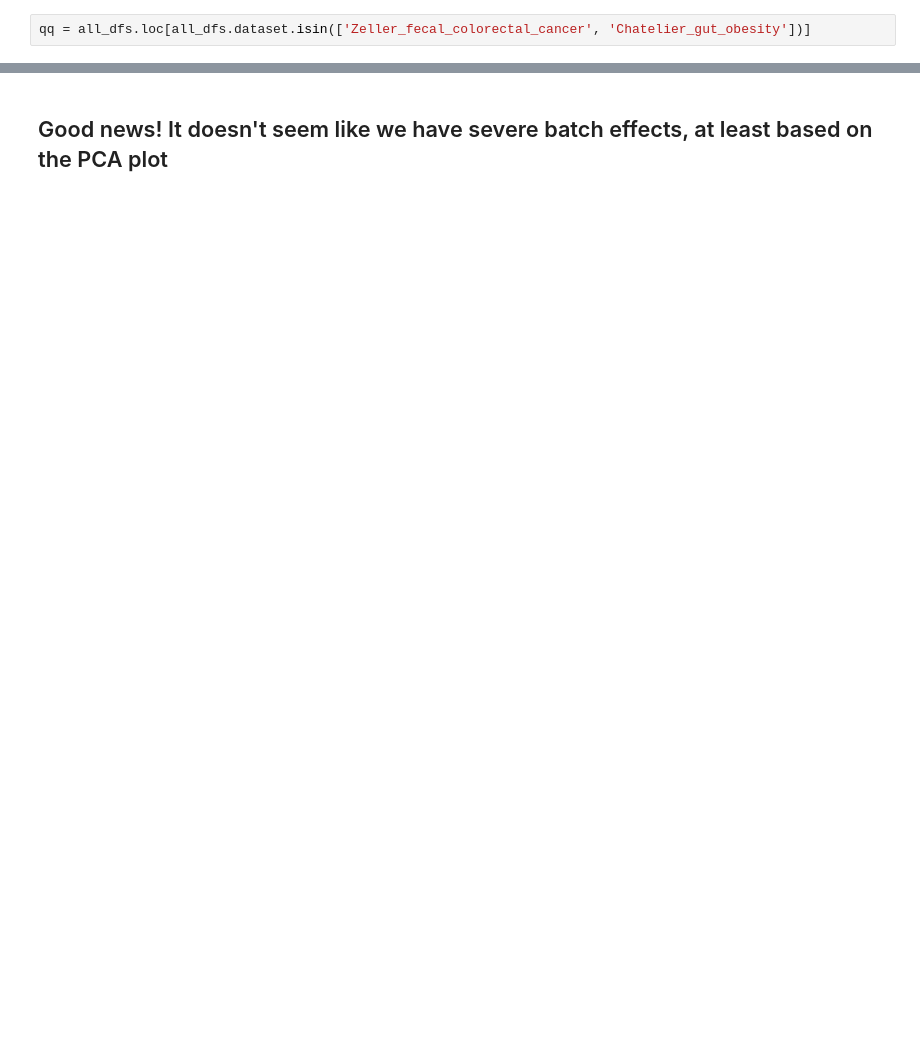
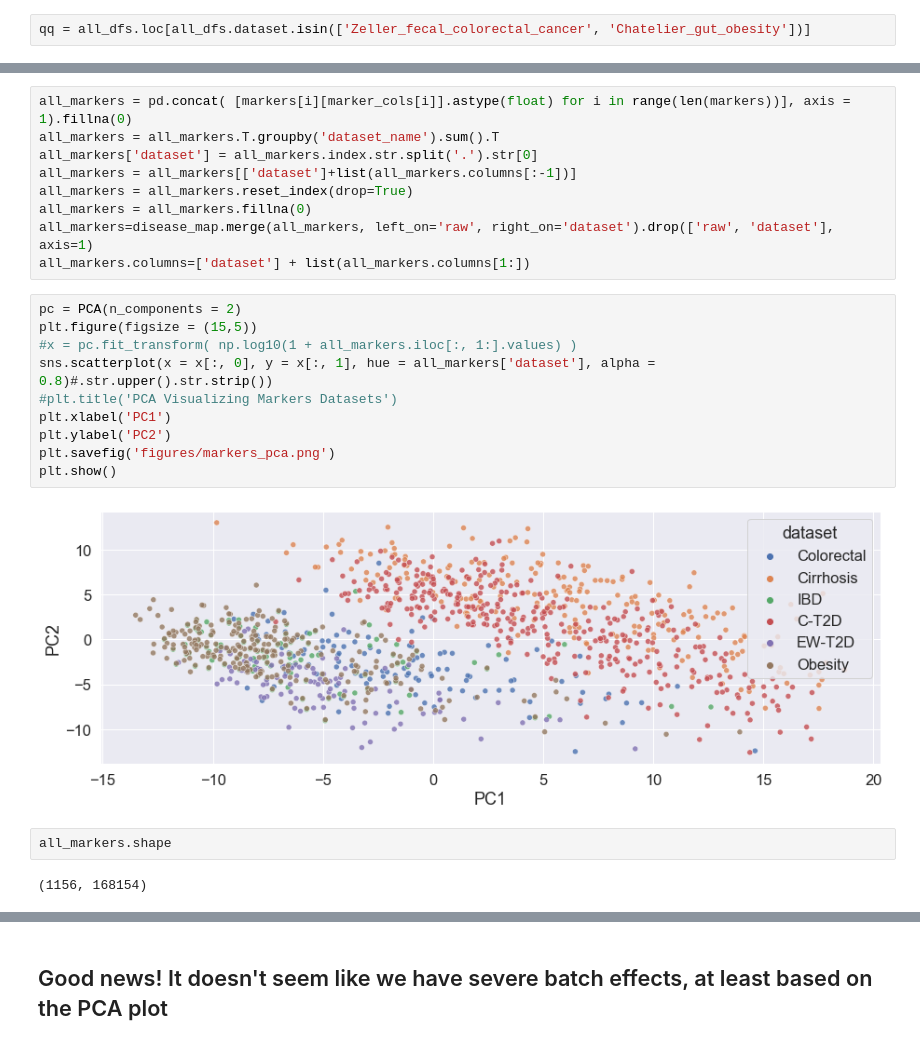
Before and after one commit to gaustin15/Microb_Transer_Learning, a Jupyter notebook: EDA.ipynb, the cells around one changed output, grey strips where cells are left out. Cells and saved outputs as stored; diff of their text form; blank space fills up the shorter version.

```diff
--- a/EDA.ipynb
+++ b/EDA.ipynb
@@ -188,0 +195,25 @@ plt.show()
+# %%
+all_markers = pd.concat( [markers[i][marker_cols[i]].astype(float) for i in range(len(markers))], axis = 1).fillna(0)
+all_markers = all_markers.T.groupby('dataset_name').sum().T
+all_markers['dataset'] = all_markers.index.str.split('.').str[0]
+all_markers = all_markers[['dataset']+list(all_markers.columns[:-1])]
+all_markers = all_markers.reset_index(drop=True)
+all_markers = all_markers.fillna(0)
+all_markers=disease_map.merge(all_markers, left_on='raw', right_on='dataset').drop(['raw', 'dataset'], axis=1)
+all_markers.columns=['dataset'] + list(all_markers.columns[1:])
+# %%
+pc = PCA(n_components = 2)
+plt.figure(figsize = (15,5))
+#x = pc.fit_transform( np.log10(1 + all_markers.iloc[:, 1:].values) )
+sns.scatterplot(x = x[:, 0], y = x[:, 1], hue = all_markers['dataset'], alpha = 0.8)#.str.upper().str.strip())
+#plt.title('PCA Visualizing Markers Datasets')
+plt.xlabel('PC1')
+plt.ylabel('PC2')
+plt.savefig('figures/markers_pca.png')
+plt.show()
+# %% [output]
+[figure, added]
+# %%
+all_markers.shape
+# %% [output]
+(1156, 168154)
```
Also changed, not shown: parts of 43 cells of this notebook, 14 other files.
